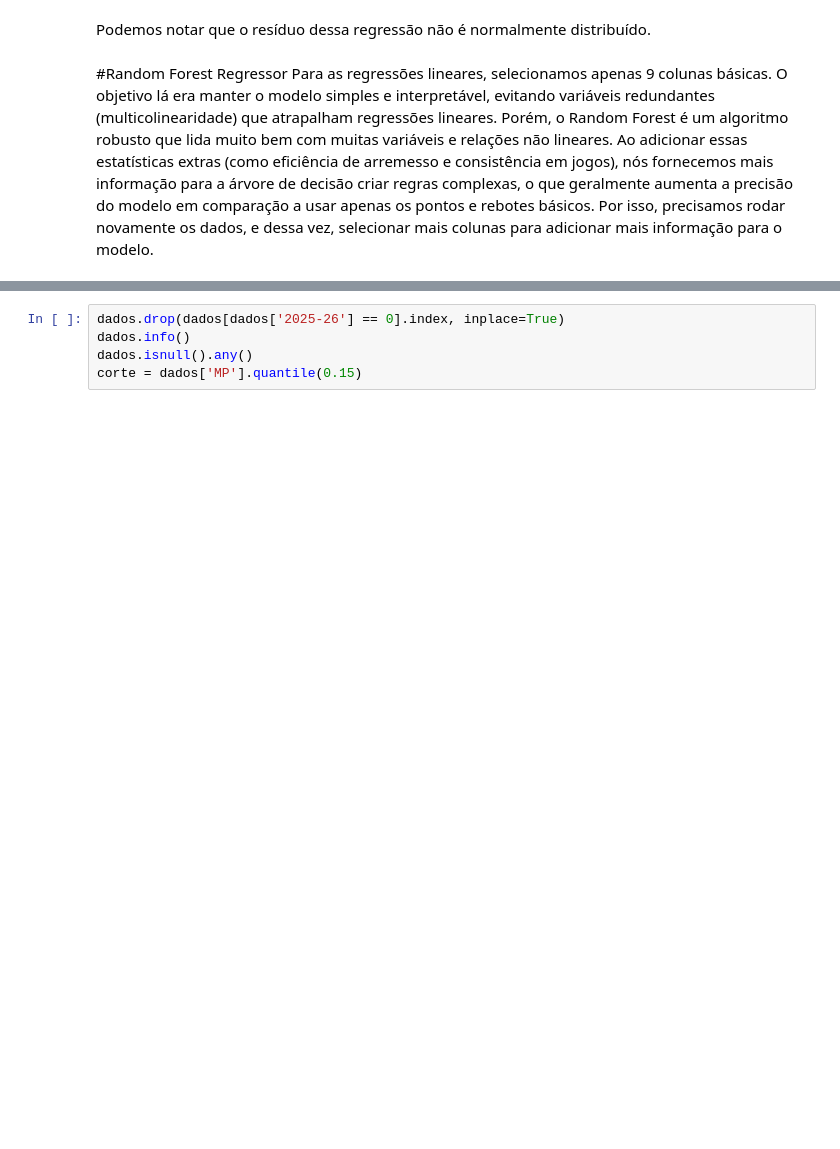
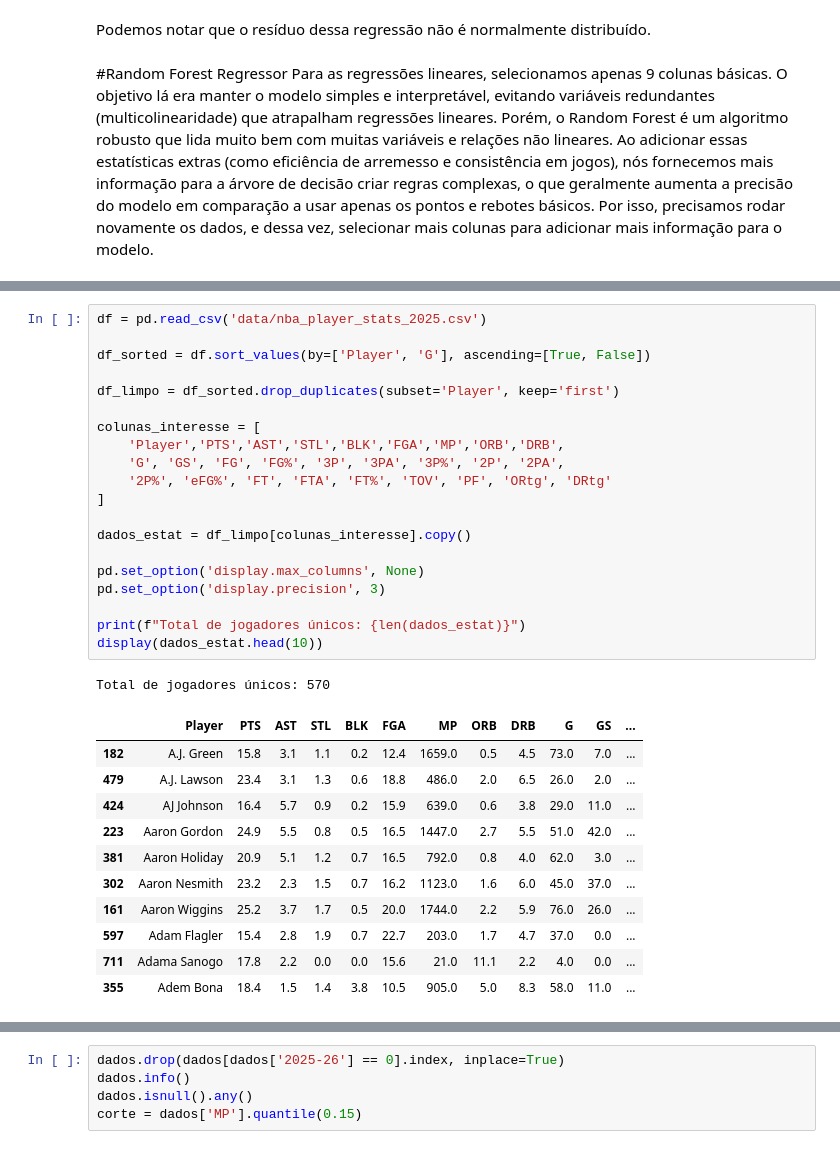
Before and after one commit to caioguto/nba-salary-prediction, a Jupyter notebook: notebooks/Projeto_nba-salary-prediction.ipynb, the cells around one changed output, grey strips where cells are left out. Cells and saved outputs as stored; diff of their text form; blank space fills up the shorter version.

```diff
--- a/notebooks/Projeto_nba-salary-prediction.ipynb
+++ b/notebooks/Projeto_nba-salary-prediction.ipynb
@@ -1381,3 +604,36 @@ memory usage: 124.7+ KB
+# %%
+df = pd.read_csv('data/nba_player_stats_2025.csv')
+
+df_sorted = df.sort_values(by=['Player', 'G'], ascending=[True, False])
+
+df_limpo = df_sorted.drop_duplicates(subset='Player', keep='first')
+
+colunas_interesse = [
+    'Player','PTS','AST','STL','BLK','FGA','MP','ORB','DRB',
+    'G', 'GS', 'FG', 'FG%', '3P', '3PA', '3P%', '2P', '2PA',
+    '2P%', 'eFG%', 'FT', 'FTA', 'FT%', 'TOV', 'PF', 'ORtg', 'DRtg'
+]
+
+dados_estat = df_limpo[colunas_interesse].copy()
+
+pd.set_option('display.max_columns', None)
+pd.set_option('display.precision', 3)
+
+print(f"Total de jogadores únicos: {len(dados_estat)}")
+display(dados_estat.head(10))
+# %% [output]
+Total de jogadores únicos: 570
+|  | Player | PTS | AST | STL | BLK | FGA | MP | ORB | DRB | G | GS | ... |
+| 182 | A.J. Green | 15.8 | 3.1 | 1.1 | 0.2 | 12.4 | 1659.0 | 0.5 | 4.5 | 73.0 | 7.0 | ... |
+| 479 | A.J. Lawson | 23.4 | 3.1 | 1.3 | 0.6 | 18.8 | 486.0 | 2.0 | 6.5 | 26.0 | 2.0 | ... |
+| 424 | AJ Johnson | 16.4 | 5.7 | 0.9 | 0.2 | 15.9 | 639.0 | 0.6 | 3.8 | 29.0 | 11.0 | ... |
+| 223 | Aaron Gordon | 24.9 | 5.5 | 0.8 | 0.5 | 16.5 | 1447.0 | 2.7 | 5.5 | 51.0 | 42.0 | ... |
+| 381 | Aaron Holiday | 20.9 | 5.1 | 1.2 | 0.7 | 16.5 | 792.0 | 0.8 | 4.0 | 62.0 | 3.0 | ... |
+| 302 | Aaron Nesmith | 23.2 | 2.3 | 1.5 | 0.7 | 16.2 | 1123.0 | 1.6 | 6.0 | 45.0 | 37.0 | ... |
+| 161 | Aaron Wiggins | 25.2 | 3.7 | 1.7 | 0.5 | 20.0 | 1744.0 | 2.2 | 5.9 | 76.0 | 26.0 | ... |
+| 597 | Adam Flagler | 15.4 | 2.8 | 1.9 | 0.7 | 22.7 | 203.0 | 1.7 | 4.7 | 37.0 | 0.0 | ... |
+| 711 | Adama Sanogo | 17.8 | 2.2 | 0.0 | 0.0 | 15.6 | 21.0 | 11.1 | 2.2 | 4.0 | 0.0 | ... |
+| 355 | Adem Bona | 18.4 | 1.5 | 1.4 | 3.8 | 10.5 | 905.0 | 5.0 | 8.3 | 58.0 | 11.0 | ... |
 # %%
 dados = pd.merge(dados_estat, dados_sal, on='Player', how='inner')
 colunas_numericas = ['PTS','AST','STL','BLK','FGA','MP','ORB','DRB','2025-26','G', 'GS', 'FG', 'FG%', '3P', '3PA', '3P%', '2P', '2PA', '2P%', 'eFG%', 'FT', 'FTA', 'FT%', 'TOV', 'PF', 'ORtg', 'DRtg']
```
Also changed, not shown: parts of 4 cells of this notebook.
